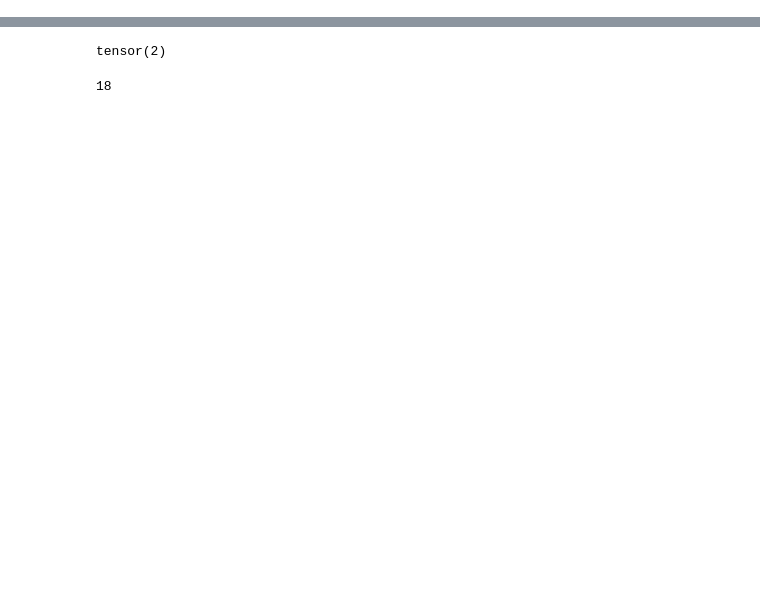
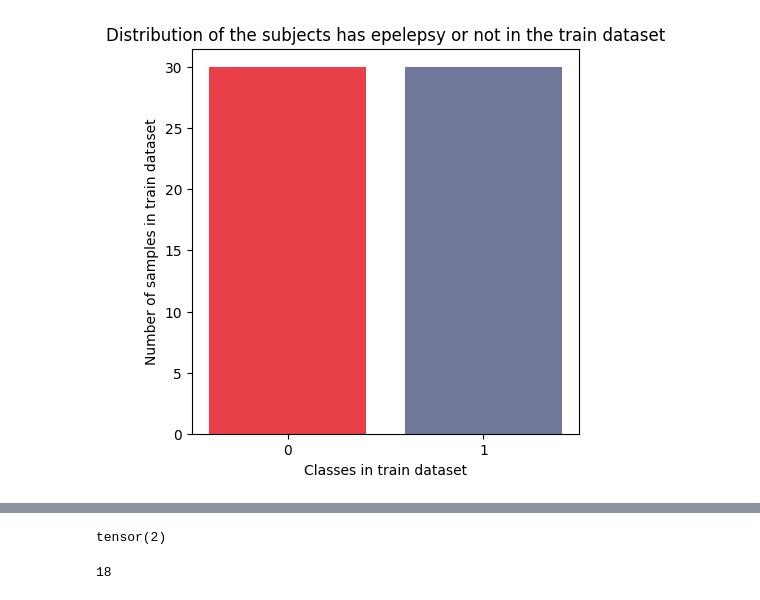
Before and after one commit to s214606/self-supervised-learning-for-time-series, a Jupyter notebook: dataInspection.ipynb, the cells around one changed output, grey strips where cells are left out. Saved outputs shown, nothing was run; the diff lists cells and outputs as text; code cells hidden in the pictures; blank space fills up the shorter version.

```diff
--- a/dataInspection.ipynb
+++ b/dataInspection.ipynb
@@ -2,0 +19,4 @@ Inspektion af wisdm-dataset
+# %%
+labelsEPTrain = [int(y) for y in datasetEPTrain.y]
+labelsEPTest = [int(y) for y in datasetEPTest.y]
+labelsEPVal = [int(y) for y in datasetEPVal.y]
@@ -2,0 +56,24 @@ Inspektion af wisdm-dataset
+# %%
+#Plot labels in a distribution plot, where labels are the classes and not continuous values
+import matplotlib.pyplot as plt
+from collections import Counter
+
+bins = Counter(labelsEPTrain)
+color1 = '#E83F48'
+color2 = '#030F4F90'
+#plot bins and include x labels for every bin
+#activity_labels = ["Walking","Jogging","Stairs","Sitting","Standing","Typing","Brushing teeth","Eating soup","Eating chpis","Eating pasta","Drinking from cup","Eating sandwich","Kicking ball","Playing catch","Dribbing","Writing","Clapping","Folding clothes"]
+fig = plt.figure(figsize=(5,5))
+plt.bar(bins.keys(), bins.values(),color=[color2,color1])
+plt.xticks(list(sorted(bins.keys())))
+#set a title on the plot
+plt.title("Distribution of the subjects has epelepsy or not in the train dataset")
+#turn the labels 90 degrees
+#plt.xticks(rotation=60)
+#set axis labels
+plt.xlabel("Classes in train dataset")
+plt.ylabel("Number of samples in train dataset")
+
+plt.show()
+# %% [output]
+[figure, added]
```
Also changed, not shown: parts of 21 cells of this notebook, 1 other file.
